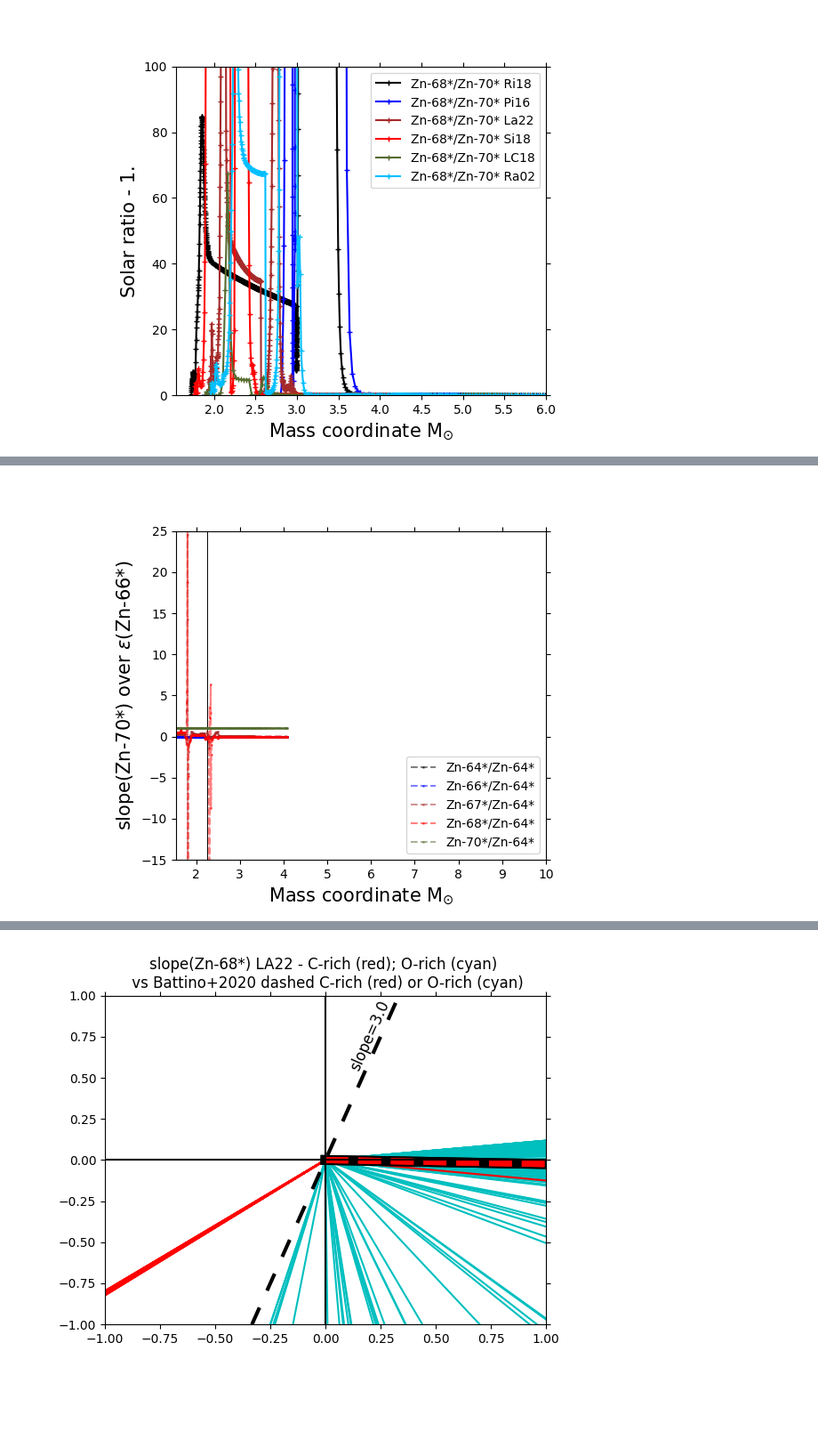
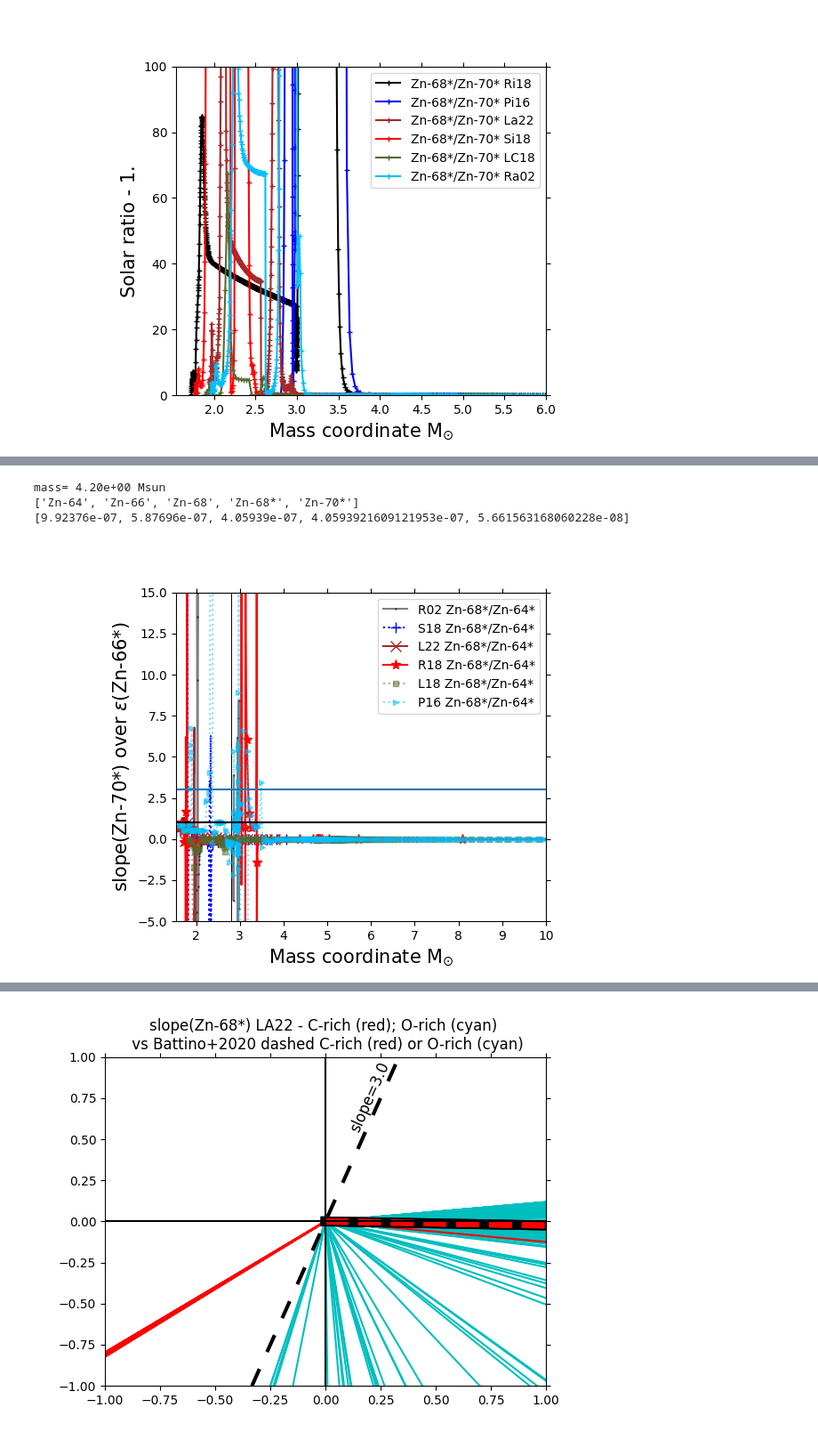
Before and after one commit to NuGrid/chetec-infra_WP9, a Jupyter notebook: simple_plot_v11.ipynb, the cells around one changed output, grey strips where cells are left out. Shown at 89% size. Drawn from its saved outputs; the diff is of its cells as text; code cells hidden in the pictures; blank space fills up the shorter version.

```diff
--- a/simple_plot_v11.ipynb
+++ b/simple_plot_v11.ipynb
@@ -713,22 +361,22 @@ r18_ind_tmp = np.where(t9_cyc > 1.1e-9)[0][0]
 p16_ind_tmp = np.where(p16_t9_cyc < 1.1e-10)[0][0]
 
 label_models = ['Ri18', 'Pi16', 'La22', 'Si18', 'LC18', 'Ra02']
-model_inputs=[(label_models[0], mass[r18_ind_tmp:], tuple(a[r18_ind_tmp:] for a in e_abund), tuple(a[r18_ind_tmp:] for a in rit_slope), \
+model_inputs=[(label_models[0], mass[r18_ind_tmp:], tuple(a[r18_ind_tmp:] for a in r18_abund), tuple(a[r18_ind_tmp:] for a in rit_slope), \
                #tuple(a[r18_ind_tmp:] for a in rit_mind_slope),
                tuple(a[r18_ind_tmp:] for a in rit_deltapmil)),
               (label_models[1], p16_mass[p16_ind_tmp:], tuple(a[p16_ind_tmp:] for a in p16_abund), tuple(a[p16_ind_tmp:] for a in p16_slope), \
               #tuple(a[p16_ind_tmp:] for a in p16_mind_slope),
                tuple(a[p16_ind_tmp:] for a in p16_deltapmil)),
-              (label_models[2], mass_inc, y, law_slope, \
+              (label_models[2], la22_mass, la22_abund, law_slope, \
                #law_mind_slope,
                law_deltapmil),
               (label_models[3],  mass_sie[:], sie_abund, sie_slope, \
                #sie_mind_slope,
                sie_deltapmil),
-              (label_models[4], lc18_mass_1, lc18_y, lc18_slope, \
+              (label_models[4], lc18_mass, lc18_abund, lc18_slope, \
                #lc18_mind_slope,
                lc18_deltapmil),
-              (label_models[5], rau_mass_1, rau_y, rau_slope, \
+              (label_models[5], rau02_mass, rau02_abund, rau_slope, \
                #rau_mind_slope,
                rau_deltapmil)]
 
@@ -962,7 +618,7 @@ plt.show()
 ifig=24
 plt.figure(ifig).clear(); plt.figure(ifig)
 
-iso_selected = 'C-12'
+iso_selected = 'K-40'
 ind_ = abu_isotopes.index(iso_selected)
 
 for i in range(len(all_models)):
@@ -971,12 +627,12 @@ for i in range(len(all_models)):
 
 plt.legend(loc='upper right')
 masscut = min(min(all_models[label_models[i]][reqmass]['masscoord']) for i in range(len(all_models)))
-plt.xlim(masscut,6); plt.ylim(1e-5,1.5)
+plt.xlim(masscut,9); plt.ylim(1e-8,1.5e-4)
 plt.xlabel(xlabel1,fontsize=15); plt.ylabel(ylabel1,fontsize=15)
 plt.tick_params(left=True,right=True,top=True,labelleft=True,which='both') #,labelright=True)
 
 plt.gcf().subplots_adjust(left=0.25)
 
-plt.savefig('test'+iso_selected+'.pdf')
+plt.savefig('test'+str(reqmass)+'_'+iso_selected+'.pdf')
 plt.show()
 # %% [output]
@@ -1057,32 +721,72 @@ plt.show()
+# %%
+#new_list = ['Ni-58','Ni-61', 'Ni-62', 'Ni-64','Ni-64*']
+new_list = ['Zn-64','Zn-66', 'Zn-68', 'Zn-68*','Zn-70*']
+ind_mass = np.where(np.array(rau02_mass)>4.2)[0][0]
+ind_iso = [e_label.index(i) for i in new_list]
+print('mass=',str('%.2e' % rau02_mass[ind_mass]),'Msun')
+print(new_list)
+print([rau02_abund[i][ind_mass] for i in ind_iso])
+# %% [output]
+mass= 4.20e+00 Msun
+['Zn-64', 'Zn-66', 'Zn-68', 'Zn-68*', 'Zn-70*']
+[9.92376e-07, 5.87696e-07, 4.05939e-07, 4.0593921609121953e-07, 5.661563168060228e-08]
 # %%
-# ratio plot; Sieverdin
-ifig=136
+# ratio plot; Rauscher
+ifig=87
 plt.figure(ifig).clear(); plt.figure(ifig)
 
 
 # some ref? E.g., where Si28 has the max abundance
-ref_1 = mass_sie[np.argmax(sie_abund[e_label.index(iso_ref1)])]
+ref_1 = rau02_mass[np.argmax(rau02_abund[e_label.index(iso_ref1)])]
 plt.axvline(x=ref_1,color='k',lw=0.7)
 # or where Si29>Si30
 #ref_2 = np.where(sie_abund[e_label.index('Si-29')] > sie_abund[e_label.index('Si-30')] )
 #[list(group) for group in mit.consecutive_groups(list(ref_2))]
 # [...]
 
-# to plot Sieverdin data
-for i in range(len(iso_up_plot)):
-    plt.plot(mass_sie[:],sie_slope[i],color=col[i],marker=lllin,ls='--',markersize=0.8,\
-                 alpha=0.5,label=iso_up_plot[i]+'/'+iso_down_plot[i])
+# to plot stellar data
+#for i in range(len(iso_up_plot)):
+#for i in [1,4]:
+#for i in [4]:
+#    plt.plot(rau02_mass,rau_slope[i],color=col[0],marker=lllin,ls='-',markersize=0.8,\
+#                 alpha=0.5,label=iso_up_plot[i]+'/'+iso_down_plot[i])
+#    plt.plot(mass_sie[:],sie_slope[i],color=col[1],marker='+',ls=':',markersize=8,\
+#                 alpha=1,markevery=20,label=iso_up_plot[i]+'/'+iso_down_plot[i])
+#    plt.plot(la22_mass,law_slope[i],color=col[2],marker='x',ls='-',markersize=8,\
+#                 alpha=1,markevery=50,label=iso_up_plot[i]+'/'+iso_down_plot[i])
+#    plt.plot(mass[ind_tmp:],rit_slope[i][ind_tmp:],color=col[3],marker='*',ls='-',markersize=8,\
+#                 alpha=1,markevery=50,label=iso_up_plot[i]+'/'+iso_down_plot[i])
+
+#i = iso_up_plot.index('Ni-64*')
+i = iso_up_plot.index('Zn-68*')
+
+plt.plot(rau02_mass,rau_slope[i],color=col[0],marker=lllin,ls='-',markersize=0.8,\
+                 alpha=0.5,label='R02 '+iso_up_plot[i]+'/'+iso_down_plot[i])
+plt.plot(mass_sie[:],sie_slope[i],color=col[1],marker='+',ls=':',markersize=8,\
+         alpha=1,markevery=20,label='S18 '+iso_up_plot[i]+'/'+iso_down_plot[i])
+plt.plot(la22_mass,law_slope[i],color=col[2],marker='x',ls='-',markersize=8,\
+                 alpha=1,markevery=50,label='L22 '+iso_up_plot[i]+'/'+iso_down_plot[i])
+plt.plot(mass[ind_tmp:],rit_slope[i][ind_tmp:],color=col[3],marker='*',ls='-',markersize=8,\
+                 alpha=1,markevery=50,label='R18 '+iso_up_plot[i]+'/'+iso_down_plot[i])
+plt.plot(lc18_mass,lc18_slope[i],color=col[4],marker=lllin,ls=':',markersize=4,\
+                 alpha=0.5,label='L18 '+iso_up_plot[i]+'/'+iso_down_plot[i])
+plt.plot(p16_mass[p16_ind_tmp:],p16_slope[i][p16_ind_tmp:],color=col[5],marker='>',ls=':',markersize=4,\
+                 alpha=0.5,label='P16 '+iso_up_plot[i]+'/'+iso_down_plot[i])
 
 
+plt.axhline(y=3)
+plt.axhline(y=1,ls='-',color='k')
 
-plt.legend(loc='lower right')
-masscut = min(mass[ind_tmp],mass_inc[0]) ; masscut = min(masscut,min(mass_sie[:]))
-plt.xlim(masscut,10) ; plt.ylim(-15,25)
+plt.legend(loc='upper right')
+masscut = min(mass[ind_tmp],la22_mass[0]) ; masscut = min(masscut,min(mass_sie[:]))
+plt.xlim(masscut,10) ; plt.ylim(-5,15)
 plt.xlabel(xlabel1,fontsize=15); plt.ylabel(ylabel4,fontsize=15)
 plt.tick_params(left=True,right=True,top=True,labelleft=True,which='both') #,labelright=True)
 
 plt.gcf().subplots_adjust(left=0.25)
 
+plt.savefig('tmp.pdf')
+
 plt.show()
 # %% [output]
-[figure, old version]
+[figure, new version]
```
Also changed, not shown: parts of 31 cells of this notebook, 1 other file.
